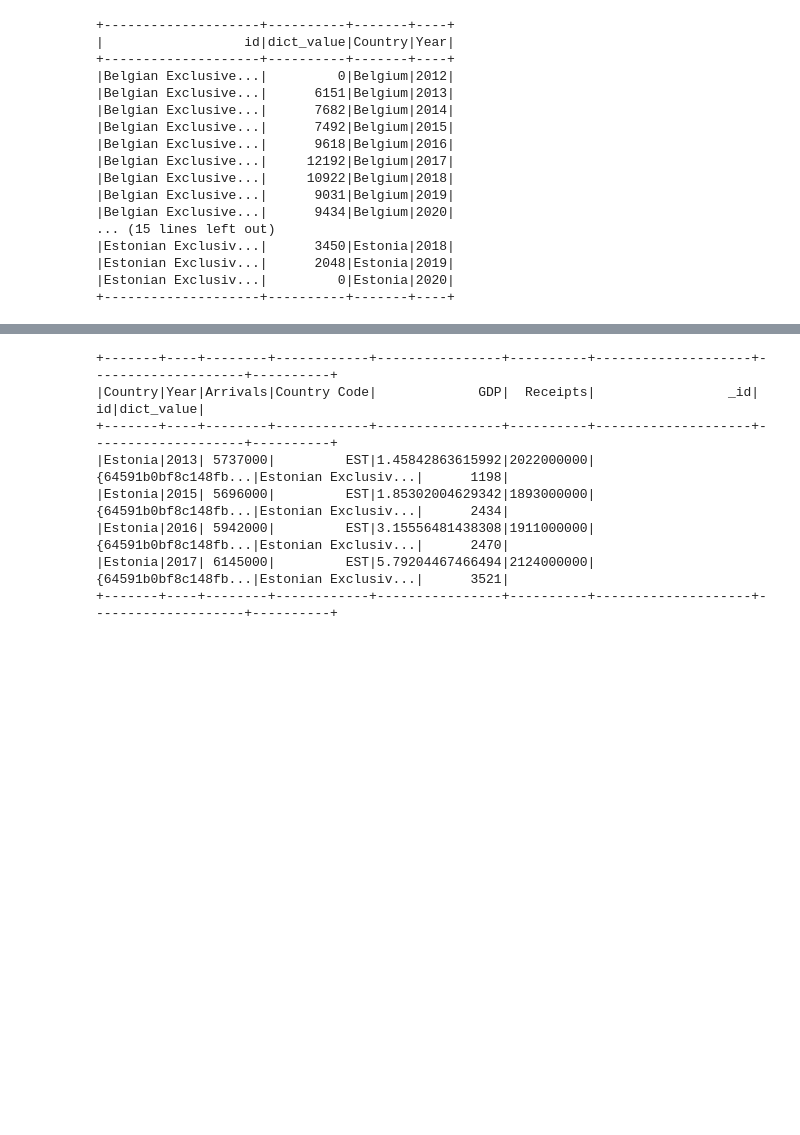
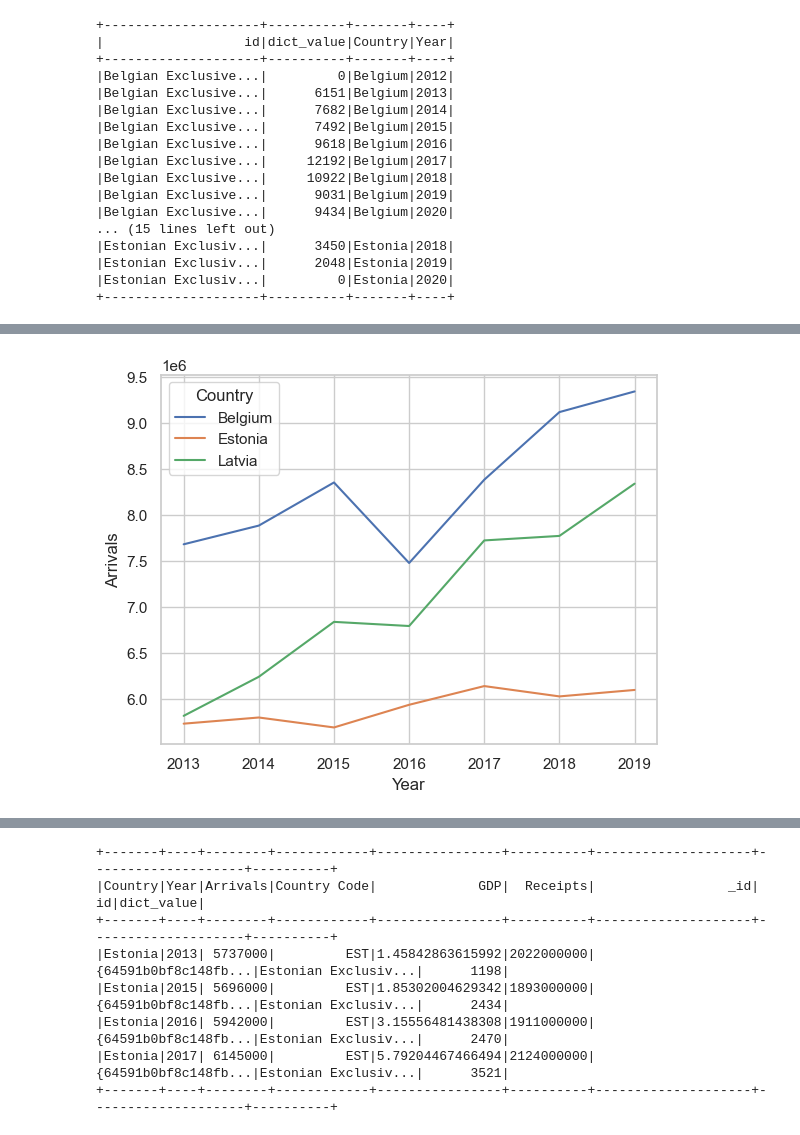
Before and after one commit to Big-Data-CS-GY6513/extract, a Jupyter notebook: EDAgfwtourism.ipynb, the cells around one changed output, grey strips where cells are left out. Saved outputs shown, nothing was run; the diff lists cells and outputs as text; code cells hidden in the pictures; blank space fills up the shorter version.

```diff
--- a/EDAgfwtourism.ipynb
+++ b/EDAgfwtourism.ipynb
@@ -175,0 +196,10 @@ Fishing Events Correlation to Arrivals: 0.42463747529299817
+# %%
+# Use matplotlib to plot number of tourist arrivals per year for each country
+# Convert to pandas df
+# pandasDF = df.toPandas()
+
+# Line plot
+sns.lineplot(data=pandasDF, x="Year", y="Arrivals", hue="Country")
+plt.show()
+# %% [output]
+[figure, added]
```
Also changed, not shown: parts of 10 cells of this notebook.
